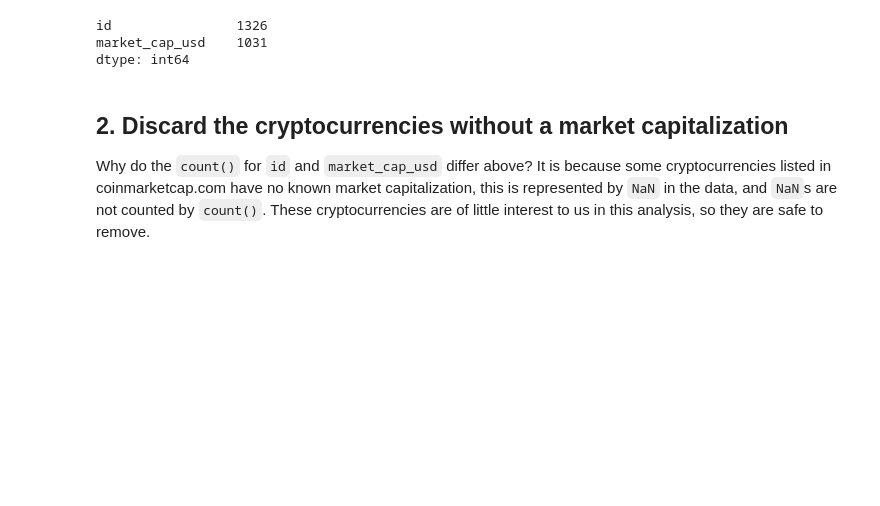
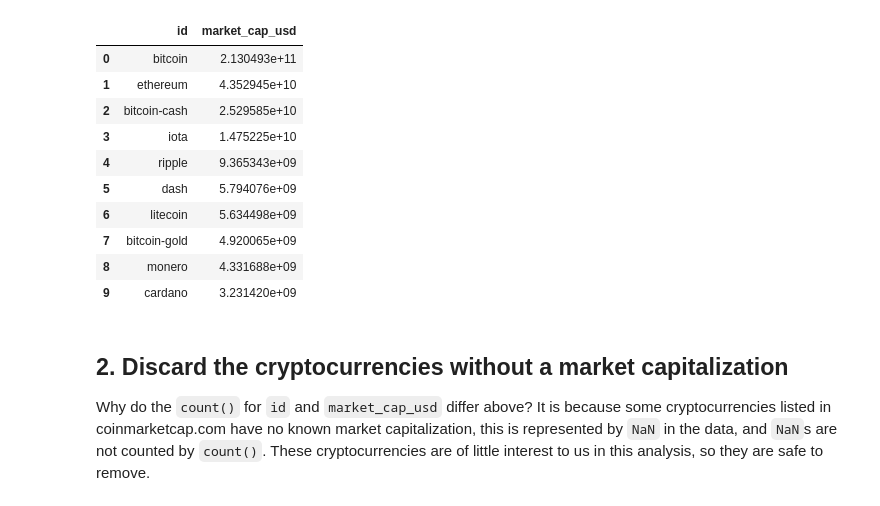
Before and after one commit to YoussefFray/Cryptocurrency-market-data-analysis, a Jupyter notebook: notebook.ipynb, the cells around one changed output. Saved outputs shown, nothing was run; the diff lists cells and outputs as text; code cells hidden in the pictures; blank space fills up the shorter version.

```diff
--- a/notebook.ipynb
+++ b/notebook.ipynb
@@ -10,25 +10,34 @@
 # %%
 # Importing pandas
 import pandas as pd
 
 # Importing matplotlib and setting aesthetics for plotting later.
 import matplotlib.pyplot as plt
 %matplotlib inline
 %config InlineBackend.figure_format = 'svg'
 plt.style.use('fivethirtyeight')
 
 # Reading datasets/coinmarketcap_06122017.csv into pandas
 dec6 = pd.read_csv('datasets/coinmarketcap_06122017.csv')
 # Selecting the 'id' and the 'market_cap_usd' columns
 market_cap_raw = dec6[['id', 'market_cap_usd']]
 
 # Counting the number of values
 # ... YOUR CODE FOR TASK 2 ...
 market_cap_raw.count()
+market_cap_raw.head(10)
 # %% [output]
-id                1326
-market_cap_usd    1031
-dtype: int64
+|  | id | market_cap_usd |
+| 0 | bitcoin | 2.130493e+11 |
+| 1 | ethereum | 4.352945e+10 |
+| 2 | bitcoin-cash | 2.529585e+10 |
+| 3 | iota | 1.475225e+10 |
+| 4 | ripple | 9.365343e+09 |
+| 5 | dash | 5.794076e+09 |
+| 6 | litecoin | 5.634498e+09 |
+| 7 | bitcoin-gold | 4.920065e+09 |
+| 8 | monero | 4.331688e+09 |
+| 9 | cardano | 3.231420e+09 |
 # %% [markdown]
 ## 2. Discard the cryptocurrencies without a market capitalization
 <p>Why do the <code>count()</code> for <code>id</code> and <code>market_cap_usd</code> differ above? It is because some cryptocurrencies listed in coinmarketcap.com have no known market capitalization, this is represented by <code>NaN</code> in the data, and <code>NaN</code>s are not counted by <code>count()</code>. These cryptocurrencies are of little interest to us in this analysis, so they are safe to remove.</p>
```
Also changed, not shown: 1 other file.
